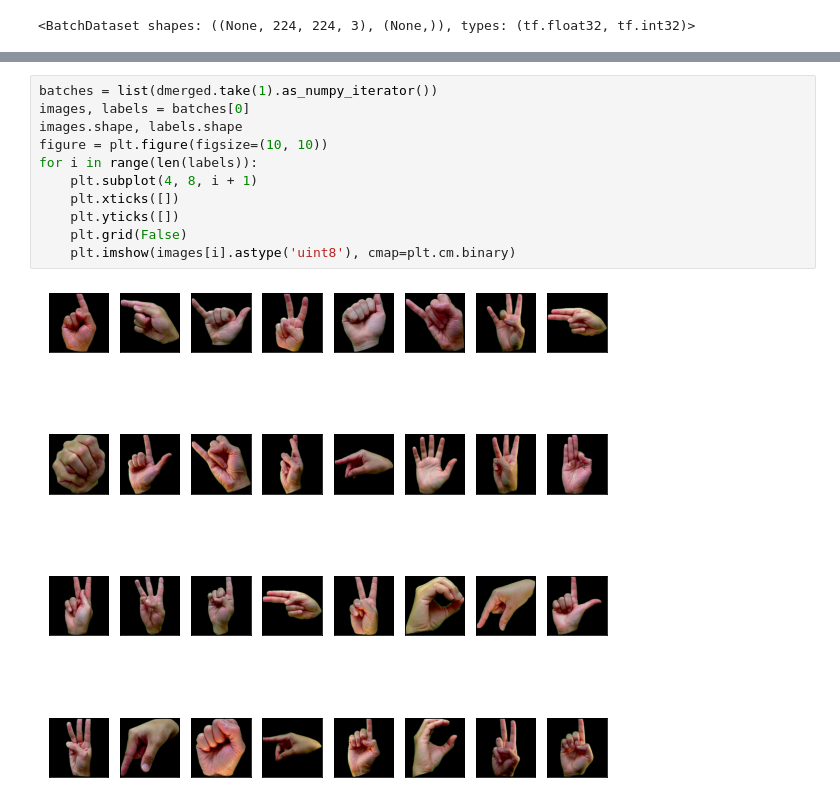
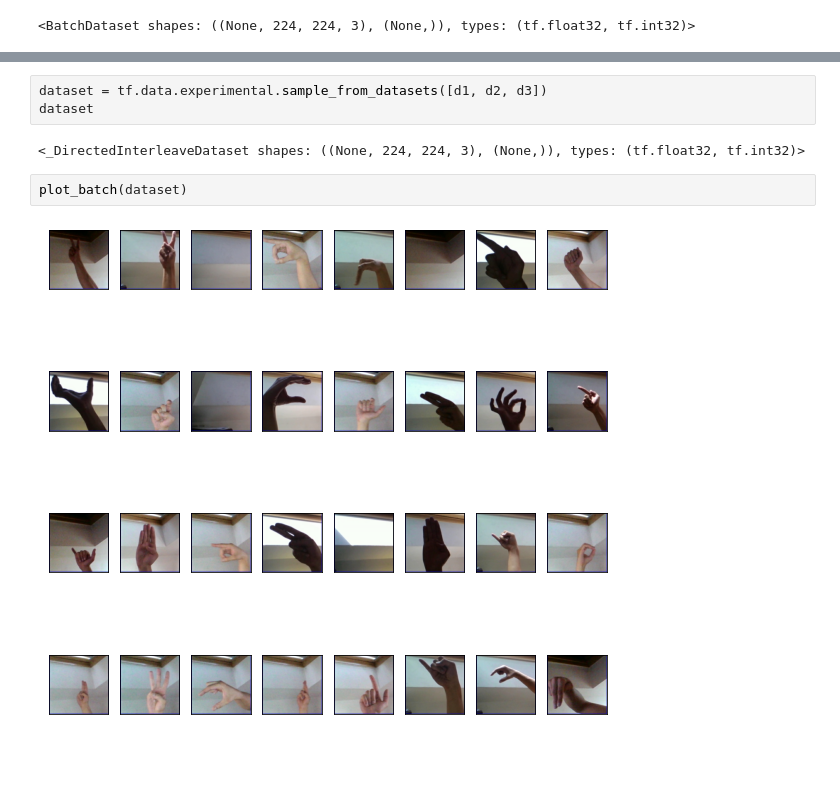
Before and after one commit to dunnkers/optimizers-sign-language, a Jupyter notebook: data-exploration.ipynb, the cells around one changed output, grey strips where cells are left out. Cells and saved outputs as stored; diff of their text form; blank space fills up the shorter version.

Commit message:
Data expl.

```diff
--- a/data-exploration.ipynb
+++ b/data-exploration.ipynb
@@ -202,16 +230,12 @@ dmerged = d2.concatenate(d3)
 dmerged
 # %% [output]
 <ConcatenateDataset shapes: ((None, 224, 224, 3), (None,)), types: (tf.float32, tf.int32)>
-# %%
-batches = list(dmerged.take(1).as_numpy_iterator())
-images, labels = batches[0]
-images.shape, labels.shape
-figure = plt.figure(figsize=(10, 10))
-for i in range(len(labels)):
-    plt.subplot(4, 8, i + 1)
-    plt.xticks([])
-    plt.yticks([])
-    plt.grid(False)
-    plt.imshow(images[i].astype('uint8'), cmap=plt.cm.binary)
-# %% [output]
-[figure, removed]
+# %%
+dataset = tf.data.experimental.sample_from_datasets([d1, d2, d3])
+dataset
+# %% [output]
+<_DirectedInterleaveDataset shapes: ((None, 224, 224, 3), (None,)), types: (tf.float32, tf.int32)>
+# %%
+plot_batch(dataset)
+# %% [output]
+[figure, added]
```
Also changed, not shown: parts of 8 cells of this notebook.
